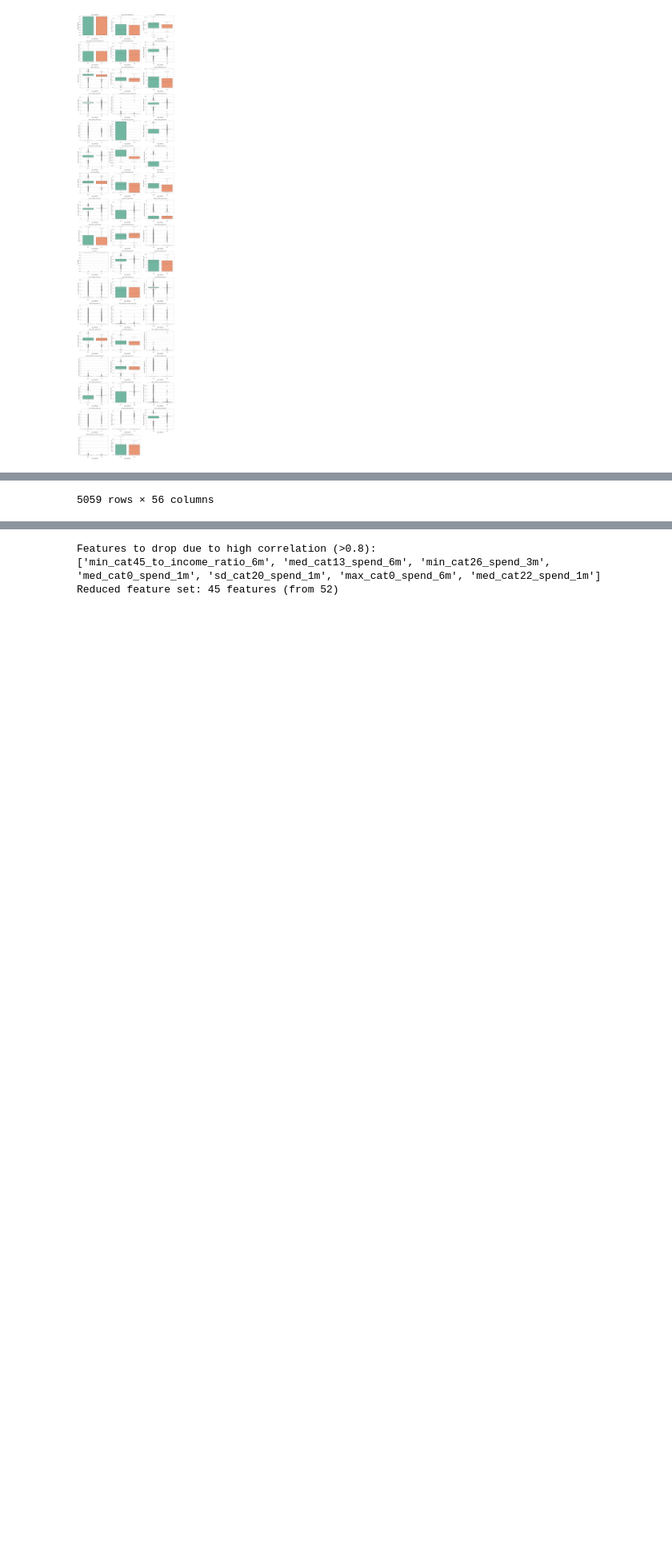
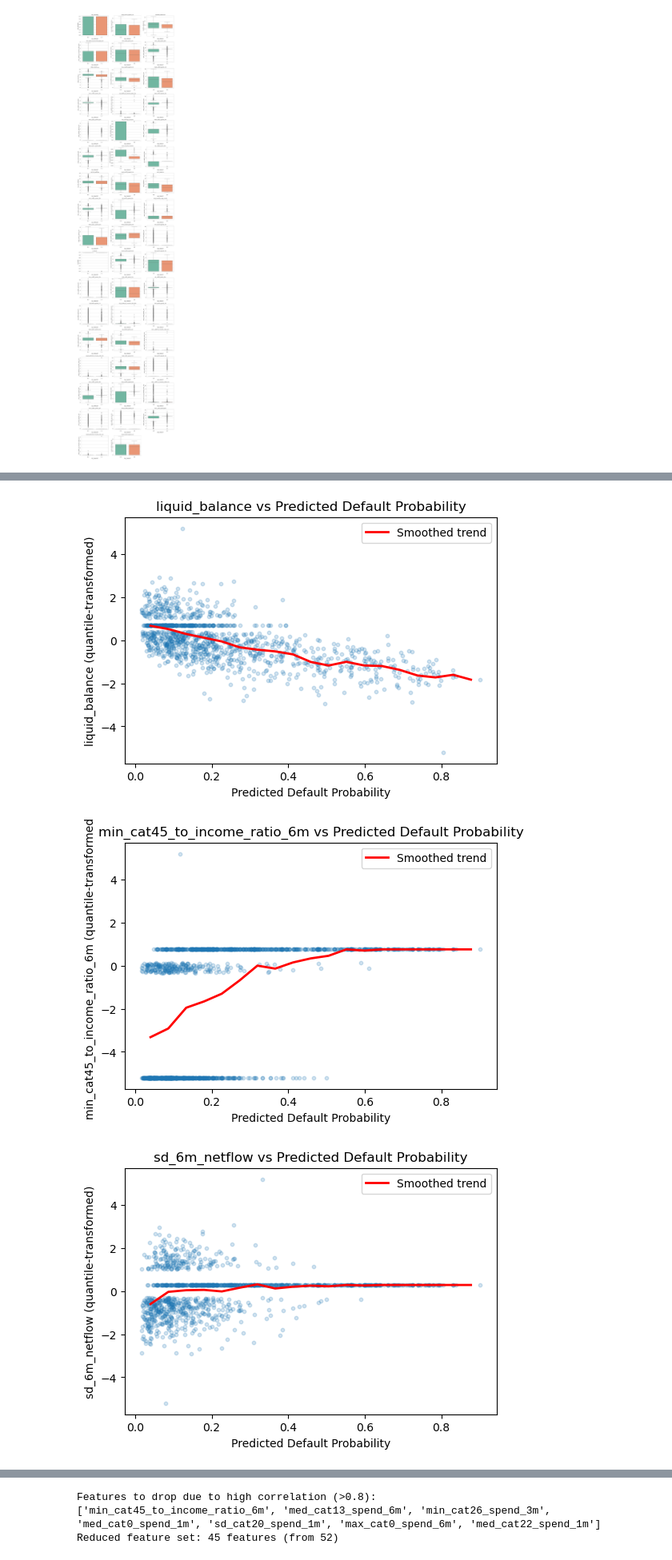
Before and after one commit to harisdsc/DSC180B, a Jupyter notebook: feature_selection.ipynb, the cells around one changed output, grey strips where cells are left out. Shown at 80% size. Saved outputs shown, nothing was run; the diff lists cells and outputs as text; code cells hidden in the pictures; blank space fills up the shorter version.

```diff
--- a/feature_selection.ipynb
+++ b/feature_selection.ipynb
@@ -1686,7 +1508,7 @@ from sklearn.model_selection import RandomizedSearchCV, StratifiedKFold
 splitter = GroupShuffleSplit(n_splits=1, test_size=0.2, random_state=42)
 train_idx, test_idx = next(splitter.split(all_feats, groups=all_feats['prism_consumer_id']))
 
-X = all_feats[all_feats.drop(columns=["prism_consumer_id", "DQ_TARGET"]).columns]
+X = all_feats[top_50_features]
 y = all_feats['DQ_TARGET']
 
 X_train, X_test = X.iloc[train_idx], X.iloc[test_idx]
@@ -1746,12 +1568,18 @@ search = RandomizedSearchCV(
 )
 
 with tqdm_joblib(tqdm(desc="XGBoost CV", total=total_fits)):
+    start_train = time.perf_counter()
     search.fit(X_train, y_train)
+    train_time = time.perf_counter() - start_train
 
 best_xgb = search.best_estimator_
+start_score = time.perf_counter()
+y_prob = best_xgb.predict_proba(X_test)[:, 1]
+score_time = time.perf_counter() - start_score
+roc_auc = roc_auc_score(y_test, y_prob)
 
-y_prob = best_xgb.predict_proba(X_test)[:, 1]
-roc_auc = roc_auc_score(y_test, y_prob)
+latency_per_sample = score_time / len(X_test)
+latency_per_sample_ms = latency_per_sample * 1_000
 
 print("Best XGBoost parameters:", search.best_params_)
 print(f"Tuned XGBoost ROC-AUC: {roc_auc:.4f}")
@@ -1865,13 +1689,18 @@ search = RandomizedSearchCV(
 )
 
 with tqdm_joblib(tqdm(desc="XGBoost CV", total=total_fits)):
+    start_train = time.perf_counter()
     search.fit(X_train, y_train)
+    train_time = time.perf_counter() - start_train
 
 best_xgb = search.best_estimator_
-
+start_score = time.perf_counter()
 y_prob = best_xgb.predict_proba(X_test)[:, 1]
+score_time = time.perf_counter() - start_score
 roc_auc = roc_auc_score(y_test, y_prob)
 
+latency_per_sample = score_time / len(X_test)
+latency_per_sample_ms = latency_per_sample * 1_000
 print("Best XGBoost parameters:", search.best_params_)
 print(f"Tuned XGBoost ROC-AUC: {roc_auc:.4f}")
 # %% [output]
@@ -1918,3 +1751,36 @@ Training ROC-AUC: 0.9879
 # %%
-X_train
+from sklearn.preprocessing import QuantileTransformer
+import matplotlib.pyplot as plt
+import numpy as np
+import pandas as pd
+
+features_to_plot = top_features_auc[:10]
+
+# Quantile transform features to reduce skew
+qt = QuantileTransformer(output_distribution="normal", n_quantiles=500, random_state=42)
+plot_features_qt = pd.DataFrame(
+    qt.fit_transform(X_test[features_to_plot]),
+    columns=features_to_plot,
+    index=X_test.index
+)
+
+plot_df = plot_features_qt.copy()
+plot_df["y_prob"] = y_prob
+
+# Scatter + smoothed trend: y_prob on x-axis
+for feat in features_to_plot:
+    plt.figure(figsize=(6, 4))
+    plt.scatter(plot_df["y_prob"], plot_df[feat], alpha=0.2, s=10)
+
+    # Binning for smoothed trend
+    bins = np.linspace(plot_df["y_prob"].min(), plot_df["y_prob"].max(), 20)
+    bin_means = plot_df.groupby(pd.cut(plot_df["y_prob"], bins))[feat].mean()
+    bin_centers = [(b.left + b.right) / 2 for b in bin_means.index]
+    plt.plot(bin_centers, bin_means.values, color='red', linewidth=2, label='Smoothed trend')
+
+    plt.xlabel("Predicted Default Probability")
+    plt.ylabel(f"{feat} (quantile-transformed)")
+    plt.title(f"{feat} vs Predicted Default Probability")
+    plt.legend()
+    plt.show()
 # %% [output]
@@ -1933 +1787,3 @@ X_train
-5059 rows × 56 columns
+[figure, added]
+[figure, added]
+[figure, added]
```
Also changed, not shown: parts of 36 cells of this notebook.
